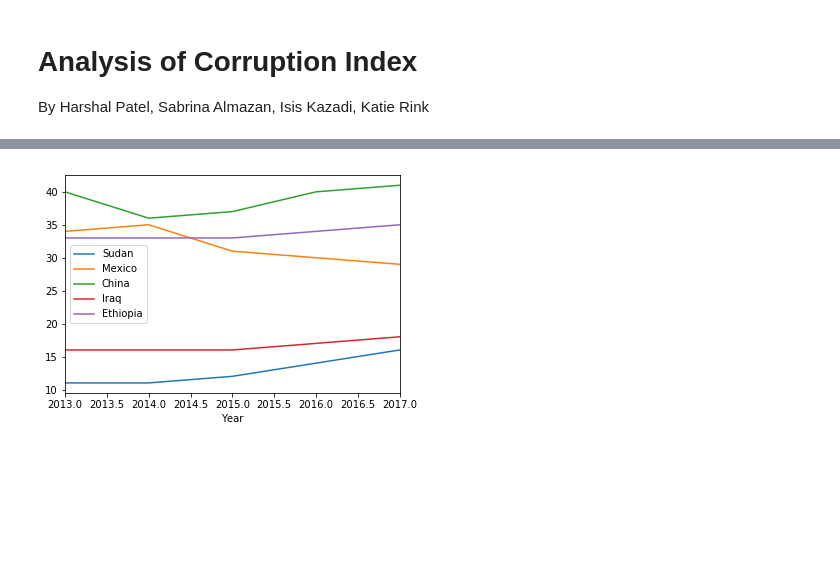
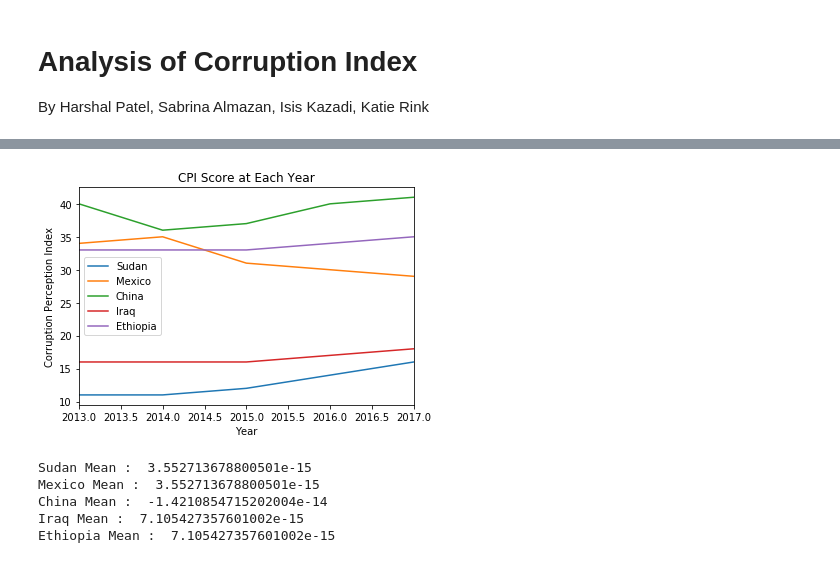
Before and after one commit to katielrink/DS_1300-FinalProject, a Jupyter notebook: Analysis/CorruptAnalysis.ipynb, the cells around one changed output, grey strips where cells are left out. Drawn from its saved outputs; the diff is of its cells as text; code cells hidden in the pictures; blank space fills up the shorter version.

Commit message:
Adding full documentation

```diff
--- a/Analysis/CorruptAnalysis.ipynb
+++ b/Analysis/CorruptAnalysis.ipynb
@@ -11,3 +11,3 @@ Here we will write a brief description of the data sets
 # %%
 #Read in Datas
-CorruptData = pd.read_csv('../Data/Corruption_Index.csv', low_memory=False)
+CorruptDataFull = pd.read_csv('../Data/Corruption_Index.csv', low_memory=False)
@@ -17,6 +17,6 @@ Explain decisions we made about countries
 # %%
 #Only include chosen countries
-CorruptData = CorruptData[CorruptData['Country'].isin(['Sudan', 'Mexico', 'China', 'Iraq', 'Ethiopia'])]
+CorruptData = CorruptDataFull[CorruptDataFull['Country'].isin(['Sudan', 'Mexico', 'China', 'Iraq', 'Ethiopia'])]
 #Only include chosen years
 CorruptData = CorruptData.filter(regex='2013|2014|2015|2016|2017|2018|2019|2020|Country')
 #Only looking at CPI score
@@ -37,5 +37,6 @@ modified = modified.sort_values(by='Country')
 modified.insert(1, 'Year', [2013, 2014, 2015, 2016, 2017]*5)
 modified['CPI Score'] = ''
 
+
 for index, row in modified.iterrows():
     modified.set_value(index,'CPI Score', CorruptData.loc[CorruptData['Country'] == row['Country']][str(row['Year'])].values[0])
@@ -45,19 +46,47 @@ Explain what trends we saw in corruption levels
 # %%
 #Plot Each Country over year of CPI
 #Datasets based on Country
 SudanData = modified[modified['Country'].isin(['Sudan'])]
 MexicoData = modified[modified['Country'].isin(['Mexico'])]
 ChinaData = modified[modified['Country'].isin(['China'])]
 IraqData = modified[modified['Country'].isin(['Iraq'])]
 EthiopiaData = modified[modified['Country'].isin(['Ethiopia'])]
 
 
 #Plot Prices over years based on category
 ax = SudanData.plot(x='Year', y='CPI Score')
 ax = MexicoData.plot(ax=ax, x='Year', y='CPI Score')
 ax = ChinaData.plot(ax=ax, x='Year', y='CPI Score')
 ax = IraqData.plot(ax=ax, x='Year', y='CPI Score')
-EthiopiaData.plot(ax=ax, x='Year', y='CPI Score')
+ax.set_xlabel("Year")
+ax.set_ylabel("Corruption Perception Index")
+EthiopiaData.plot(ax=ax, x='Year', y='CPI Score', title="CPI Score at Each Year")
 ax.legend(["Sudan", "Mexico", "China", "Iraq", "Ethiopia"]);
 # %% [output]
-[figure, old version]
+[figure, new version]
+# %%
+from sklearn import preprocessing
+from sklearn.linear_model import LinearRegression
+import matplotlib.pyplot as plt
+%matplotlib inline
+
+#Find the standard deviation of points from the average CPI score
+#find the mean distance from each CPI score and the average
+SudanMean, MexicoMean, ChinaMean, IraqMean, EthiopiaMean = 0, 0, 0, 0, 0
+for val in SudanData['CPI Score']:
+    SudanMean += (SudanData['CPI Score'].mean() - val)
+for val in MexicoData['CPI Score']:
+    MexicoMean += (MexicoData['CPI Score'].mean() - val)
+for val in ChinaData['CPI Score']:
+    ChinaMean += (ChinaData['CPI Score'].mean() - val)
+for val in IraqData['CPI Score']:
+    IraqMean += (IraqData['CPI Score'].mean() - val)
+for val in EthiopiaData['CPI Score']:
+    EthiopiaMean += (EthiopiaData['CPI Score'].mean() - val)
+print("Sudan Mean : ", SudanMean, "\nMexico Mean : ", MexicoMean, "\nChina Mean : ", ChinaMean, "\nIraq Mean : ", IraqMean, "\nEthiopia Mean : ", EthiopiaMean)
+# %% [output]
+Sudan Mean :  3.552713678800501e-15
+Mexico Mean :  3.552713678800501e-15
+China Mean :  -1.4210854715202004e-14
+Iraq Mean :  7.105427357601002e-15
+Ethiopia Mean :  7.105427357601002e-15
```
Also changed, not shown: parts of 6 cells of this notebook, 2 other files.
